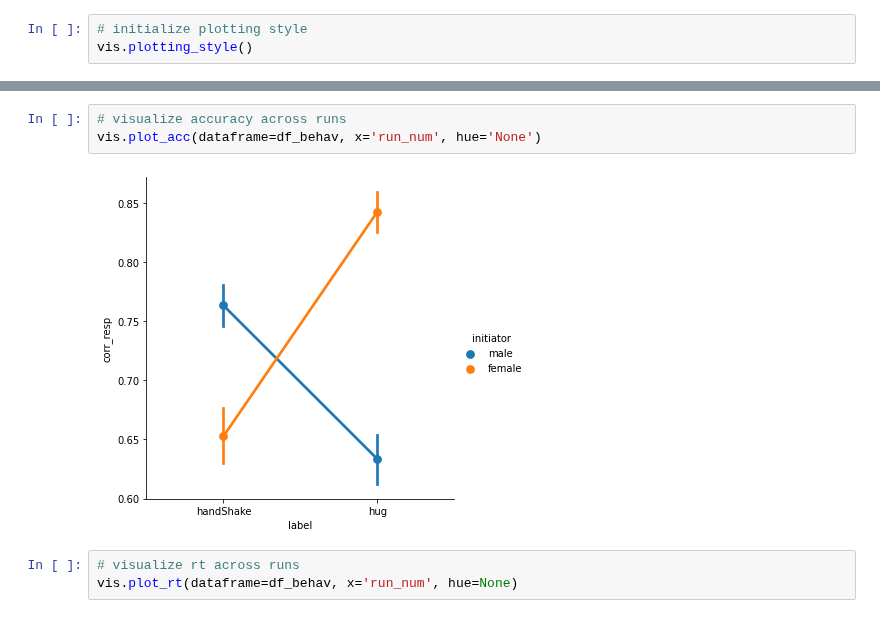
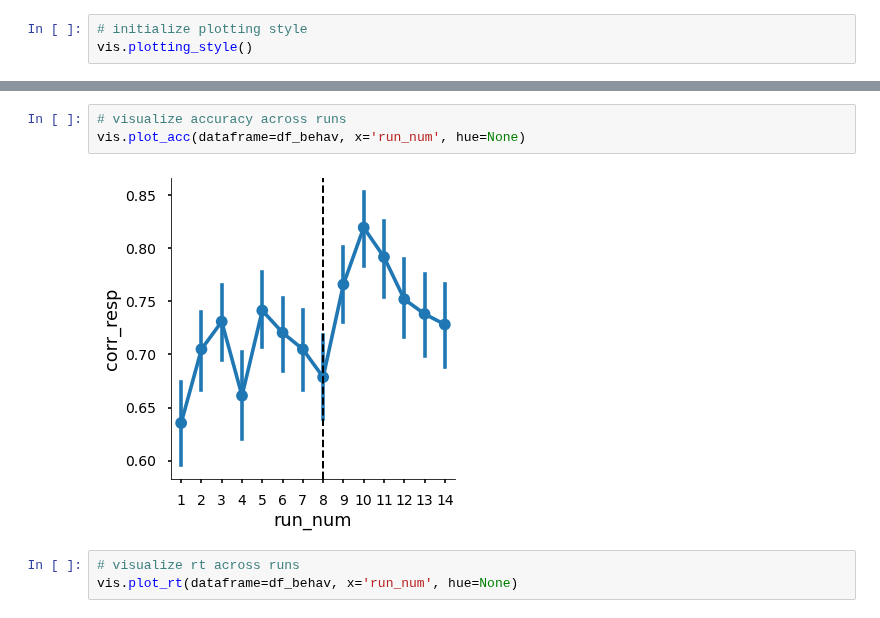
Before and after one commit to maedbhk/action_prediction, a Jupyter notebook: notebooks/1.0-mk-social_prediction.ipynb, the cells around one changed output, grey strips where cells are left out. Cells and saved outputs as stored; diff of their text form.

```diff
--- a/notebooks/1.0-mk-social_prediction.ipynb
+++ b/notebooks/1.0-mk-social_prediction.ipynb
@@ -37,8 +69,8 @@ vis.plotting_style()
 # %%
 # visualize accuracy across runs
-vis.plot_acc(dataframe=df_behav, x='run_num', hue='None')
+vis.plot_acc(dataframe=df_behav, x='run_num', hue=None)
 # %% [output]
-[figure, old version]
+[figure, new version]
 # %%
 # visualize rt across runs
 vis.plot_rt(dataframe=df_behav, x='run_num', hue=None)
```
Also changed, not shown: parts of 8 cells of this notebook, 15 other files.
